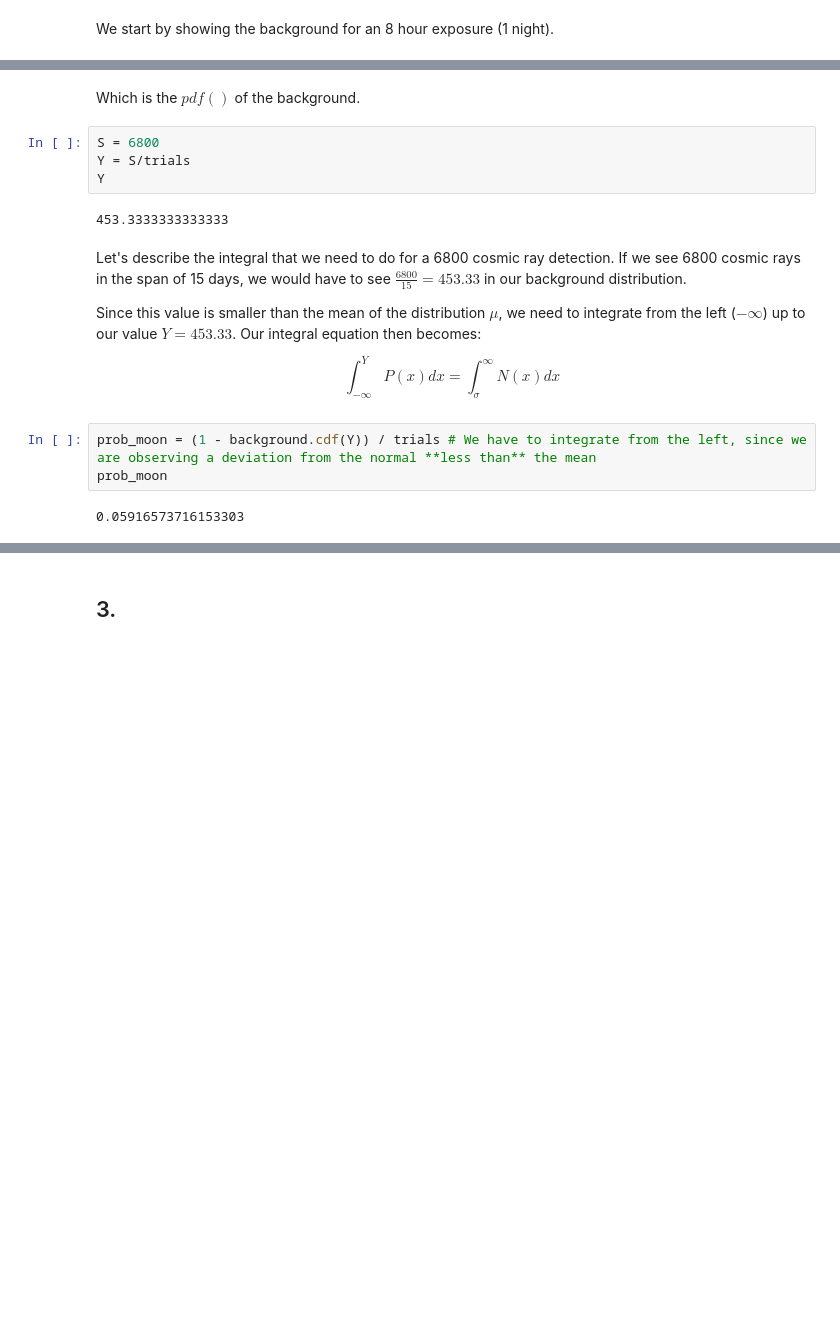
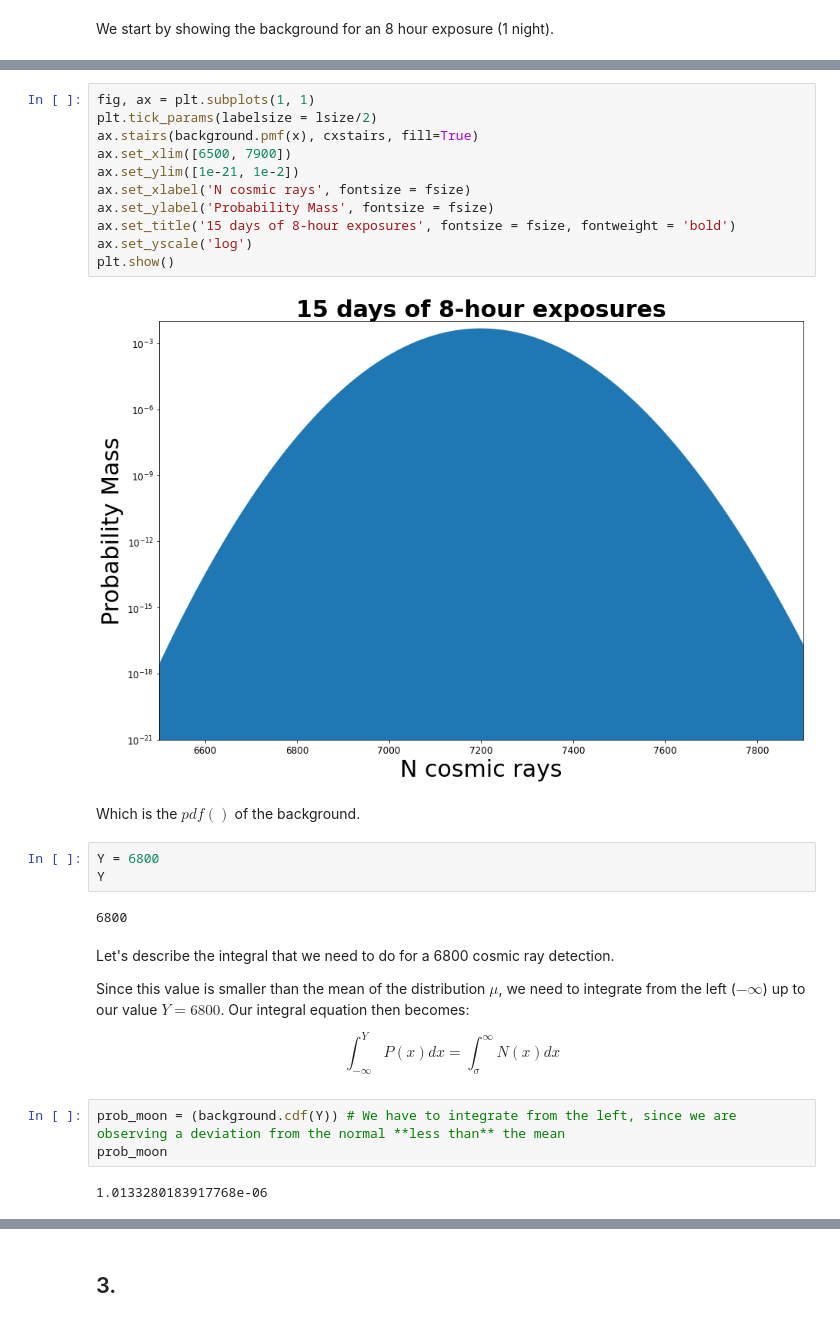
Before and after one commit to SOLHAUG13/Phys434_Autumn2021, a Jupyter notebook: Lab3/Lab3.ipynb, the cells around one changed output, grey strips where cells are left out. Drawn from its saved outputs; the diff is of its cells as text; blank space fills up the shorter version.

```diff
--- a/Lab3/Lab3.ipynb
+++ b/Lab3/Lab3.ipynb
@@ -304,22 +277,34 @@ plt.show()
+# %%
+fig, ax = plt.subplots(1, 1)
+plt.tick_params(labelsize = lsize/2)
+ax.stairs(background.pmf(x), cxstairs, fill=True)
+ax.set_xlim([6500, 7900])
+ax.set_ylim([1e-21, 1e-2])
+ax.set_xlabel('N cosmic rays', fontsize = fsize)
+ax.set_ylabel('Probability Mass', fontsize = fsize)
+ax.set_title('15 days of 8-hour exposures', fontsize = fsize, fontweight = 'bold')
+ax.set_yscale('log')
+plt.show()
+# %% [output]
+[figure, added]
 # %% [markdown]
 Which is the $pdf()$ of the background.
 # %%
-S = 6800
-Y = S/trials
+Y = 6800
 Y
 # %% [output]
-453.3333333333333
+6800
 # %% [markdown]
-Let's describe the integral that we need to do for a 6800 cosmic ray detection. If we see 6800 cosmic rays in the span of 15 days, we would have to see $ \frac{6800}{15} = 453.33 $ in our background distribution.
+Let's describe the integral that we need to do for a 6800 cosmic ray detection.
 
-Since this value is smaller than the mean of the distribution $\mu$, we need to integrate from the left ($-\infty$) up to our value $Y = 453.33$. Our integral equation then becomes:
+Since this value is smaller than the mean of the distribution $\mu$, we need to integrate from the left ($-\infty$) up to our value $Y = 6800$. Our integral equation then becomes:
 
 $$ \int_{-\infty}^{Y}{ P(x) dx} = \int_{\sigma}^{\infty}{ N(x) dx} $$
 # %%
-prob_moon = (1 - background.cdf(Y)) / trials # We have to integrate from the left, since we are observing a deviation from the normal **less than** the mean
+prob_moon = (background.cdf(Y)) # We have to integrate from the left, since we are observing a deviation from the normal **less than** the mean
 prob_moon
 # %% [output]
-0.05916573716153303
+1.0133280183917768e-06
 # %%
 print(f'The probability of detecting 6800 cosmic rays in our observation is {prob_moon:.2e}.')
 # %% [output]
```
Also changed, not shown: parts of 16 cells of this notebook.
